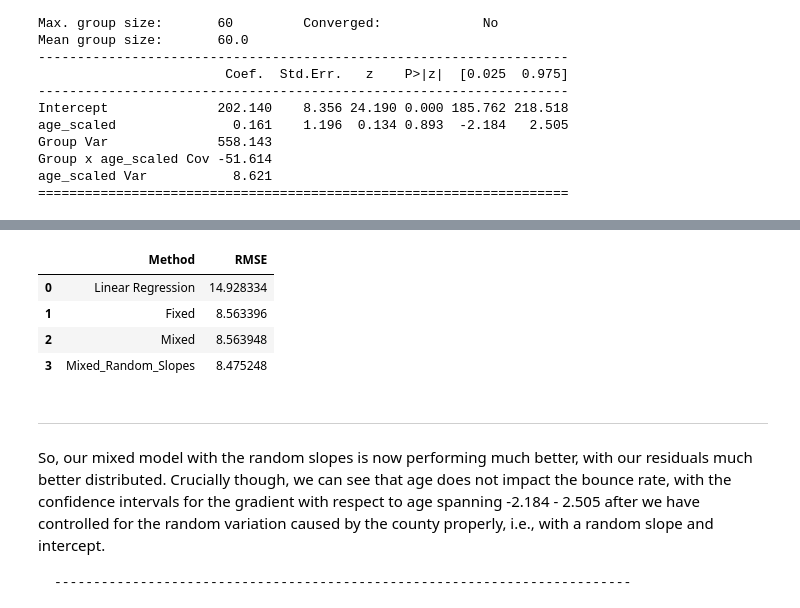
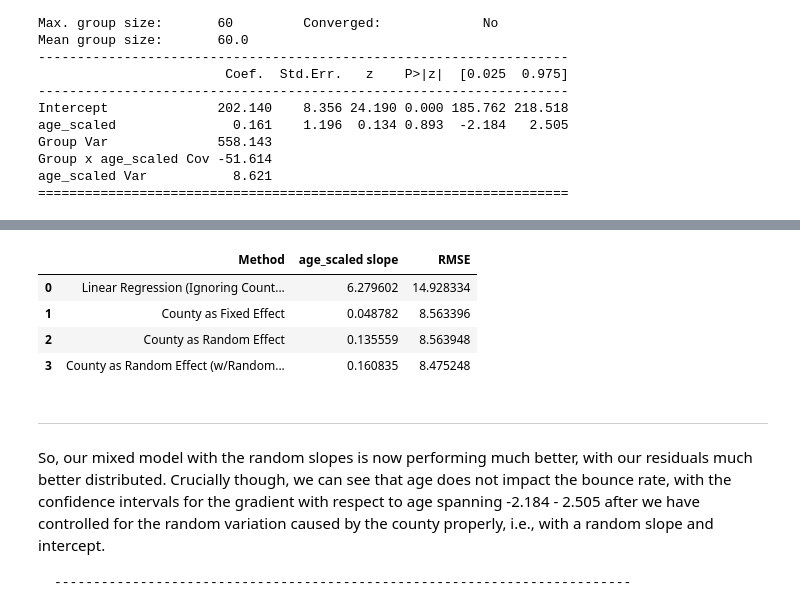
Before and after one commit to markkho/nyu_lab_in_cognition, a Jupyter notebook: book/chapters/15/00-mixed-effect.ipynb, the cells around one changed output, grey strips where cells are left out. Cells and saved outputs as stored; diff of their text form; code cells hidden in the pictures.

Commit message:
Mixed effect chapter improvements

```diff
--- a/book/chapters/15/00-mixed-effect.ipynb
+++ b/book/chapters/15/00-mixed-effect.ipynb
@@ -160,7 +160,8 @@ y_predict = model.predict(x)
 RMSE = sqrt(((y-y_predict)**2).mean())
 
 results = pd.DataFrame()
-results["Method"] = ["Linear Regression"]
+results["Method"] = ["Linear Regression (Ignoring County and Location)"]
+results["age_scaled slope"] = model.coef_[0]
 results["RMSE"] = RMSE
 results
 # %% [output]
@@ -310,6 +310,6 @@ grid.axes[7].set_ylim(200,202)
 # and let's store the rmse
 y_predict = model.predict(x)
 RMSE = sqrt(((y-y_predict)**2).mean())
-results.loc[1] = ["Fixed", RMSE]
+results.loc[1] = ["County as Fixed Effect", model.coef_[0], RMSE]
 results
 # %% [output]
@@ -415,6 +415,6 @@ plt.show()
 # and let's store the rmse
 y_predict = mdf.fittedvalues
 RMSE = sqrt(((y-y_predict)**2).mean())
-results.loc[2] = ["Mixed", RMSE]
+results.loc[2] = ["County as Random Effect", mdf.fe_params.age_scaled, RMSE]
 results
 # %% [output]
@@ -469,15 +469,15 @@ plt.show()
 # %%
 # and let's store the rmse
 y_predict = mdf.fittedvalues
 RMSE = sqrt(((y-y_predict)**2).mean())
-results.loc[3] = ["Mixed_Random_Slopes", RMSE]
+results.loc[3] = ["County as Random Effect (w/Random Slopes)", mdf.fe_params.age_scaled, RMSE]
 results
 # %% [output]
-|  | Method | RMSE |
-| 0 | Linear Regression | 14.928334 |
-| 1 | Fixed | 8.563396 |
-| 2 | Mixed | 8.563948 |
-| 3 | Mixed_Random_Slopes | 8.475248 |
+|  | Method | age_scaled slope | RMSE |
+| 0 | Linear Regression (Ignoring Count... | 6.279602 | 14.928334 |
+| 1 | County as Fixed Effect | 0.048782 | 8.563396 |
+| 2 | County as Random Effect | 0.135559 | 8.563948 |
+| 3 | County as Random Effect (w/Random... | 0.160835 | 8.475248 |
 # %% [markdown]
 ---
 
```
Also changed, not shown: parts of 13 cells of this notebook.
